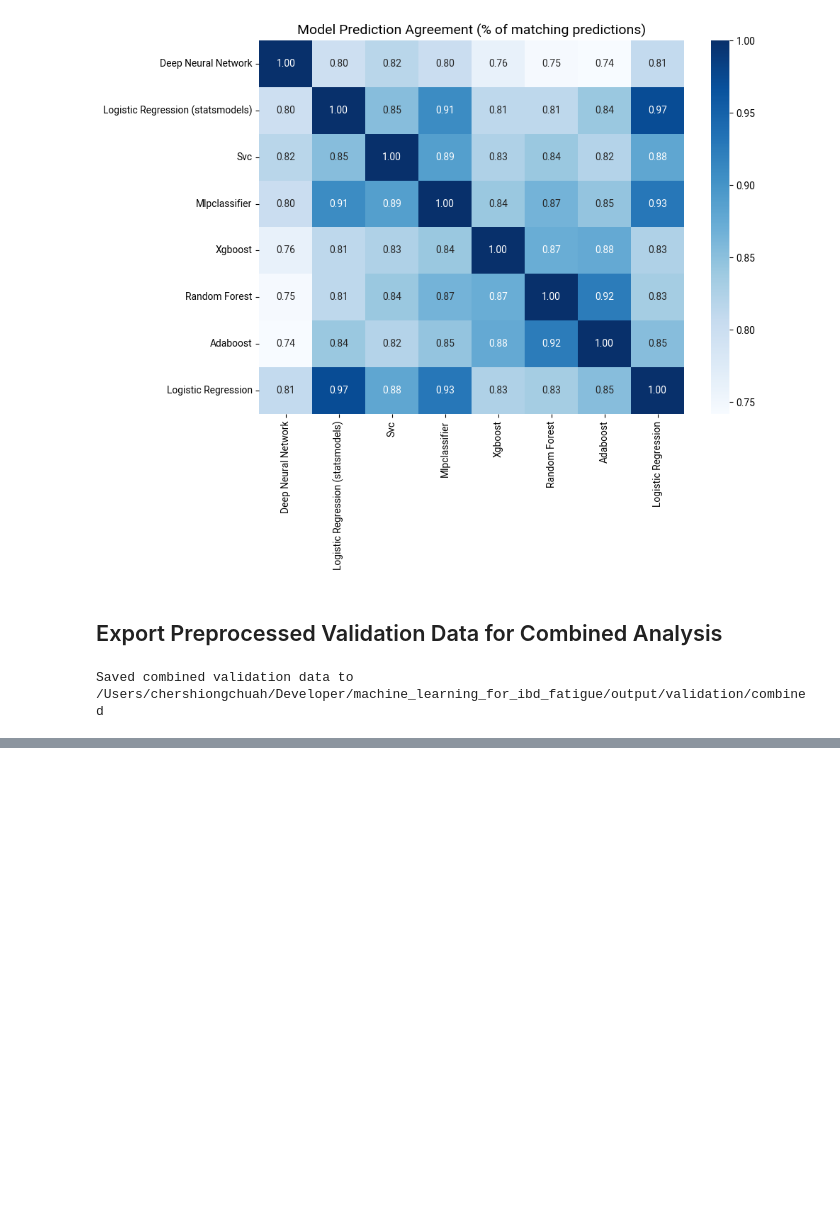
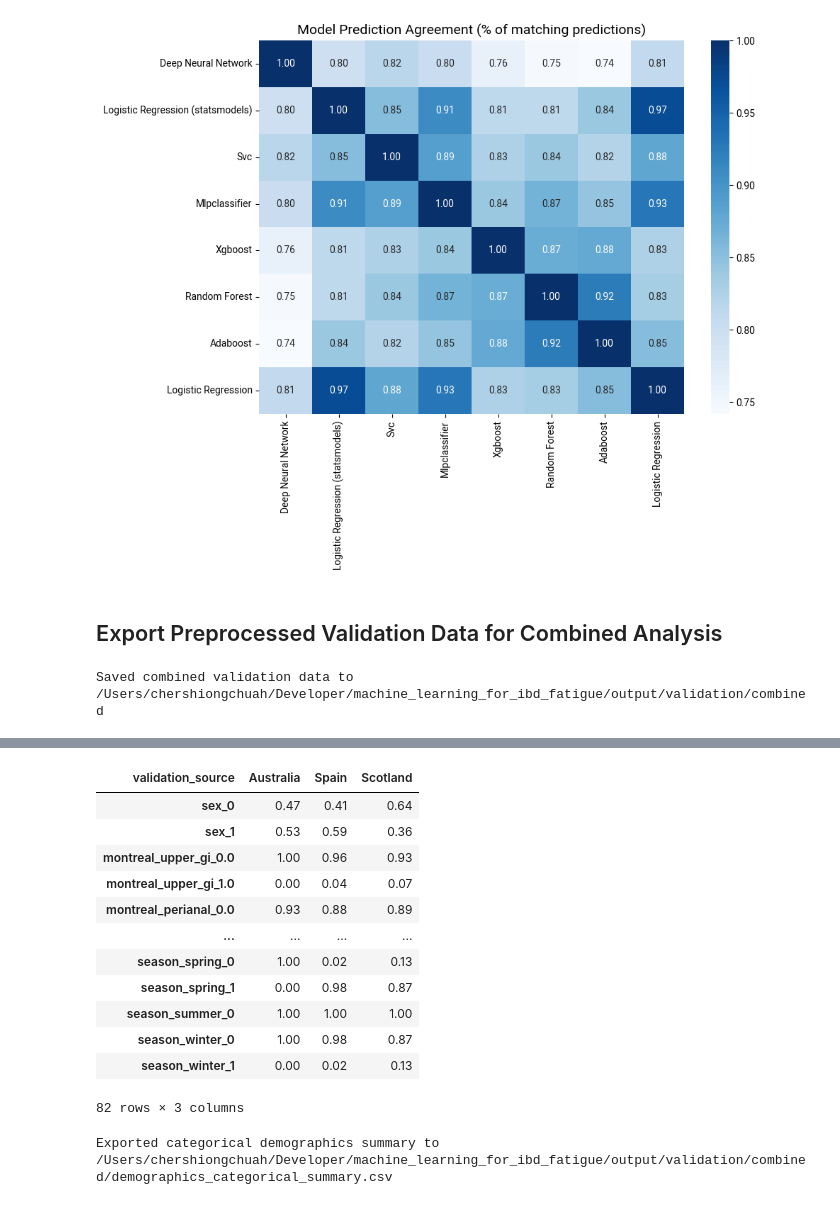
Before and after one commit to 1-gut/machine_learning_for_ibd_fatigue, a Jupyter notebook: 10_validation_combined.ipynb, the cells around one changed output, grey strips where cells are left out. Drawn from its saved outputs; the diff is of its cells as text; code cells hidden in the pictures; blank space fills up the shorter version.

```diff
--- a/10_validation_combined.ipynb
+++ b/10_validation_combined.ipynb
@@ -299,0 +302,15 @@ Saved combined validation data to /Users/chershiongchuah/Developer/machine_learn
+# %%
+from src.config.constants import NUMERICAL_FEATURES
+# Scale numerical features
+
+X_demographics = pd.concat([X_spain, X_scotland, X_australia], ignore_index=True)
+numerical_features = [
+    col
+    for col in NUMERICAL_FEATURES
+    if col not in ["haematocrit", "ada_drug_level", "ifx_drug_level"]
+]
+
+# Unscale the numerical features in the combined dataset
+X_demographics[numerical_features] = scaler.inverse_transform(
+    X_demographics[numerical_features]
+)
@@ -299,0 +362,43 @@ Saved combined validation data to /Users/chershiongchuah/Developer/machine_learn
+# %%
+# Create a single summary table for all categorical features by validation_source
+
+categorical_features = [col for col in X_demographics.columns if col not in numerical_features + ["validation_source"]]
+cat_tables = []
+
+for cat in categorical_features:
+    cat_table = (
+        X_demographics.groupby("validation_source")[cat]
+        .value_counts(normalize=True)
+        .unstack(fill_value=0)
+        .round(2)
+    )
+    # Reorder columns to Australia, Spain, Scotland
+    ordered_cols = [c for c in ["Australia", "Spain", "Scotland"] if c in cat_table.index]
+    cat_table = cat_table.loc[ordered_cols].T if ordered_cols else cat_table.T
+    # Prefix index with variable name
+    cat_table.index = [f"{cat}_{val}" for val in cat_table.index]
+    cat_tables.append(cat_table)
+
+# Concatenate all categorical summaries
+categorical_summary = pd.concat(cat_tables, axis=0)
+# Reorder columns to Australia, Spain, Scotland
+categorical_summary = categorical_summary[["Australia", "Spain", "Scotland"]]
+
+display(categorical_summary)
+categorical_summary.to_csv(output_dir / "demographics_categorical_summary.csv")
+print(f"Exported categorical demographics summary to {output_dir / 'demographics_categorical_summary.csv'}")
+# %% [output]
+| validation_source | Australia | Spain | Scotland |
+| sex_0 | 0.47 | 0.41 | 0.64 |
+| sex_1 | 0.53 | 0.59 | 0.36 |
+| montreal_upper_gi_0.0 | 1.00 | 0.96 | 0.93 |
+| montreal_upper_gi_1.0 | 0.00 | 0.04 | 0.07 |
+| montreal_perianal_0.0 | 0.93 | 0.88 | 0.89 |
+| ... | ... | ... | ... |
+| season_spring_0 | 1.00 | 0.02 | 0.13 |
+| season_spring_1 | 0.00 | 0.98 | 0.87 |
+| season_summer_0 | 1.00 | 1.00 | 1.00 |
+| season_winter_0 | 1.00 | 0.98 | 0.87 |
+| season_winter_1 | 0.00 | 0.02 | 0.13 |
+82 rows × 3 columns
+Exported categorical demographics summary to /Users/chershiongchuah/Developer/machine_learning_for_ibd_fatigue/output/validation/combined/demographics_categorical_summary.csv
```
Also changed, not shown: parts of 6 cells of this notebook, 12 other files.
